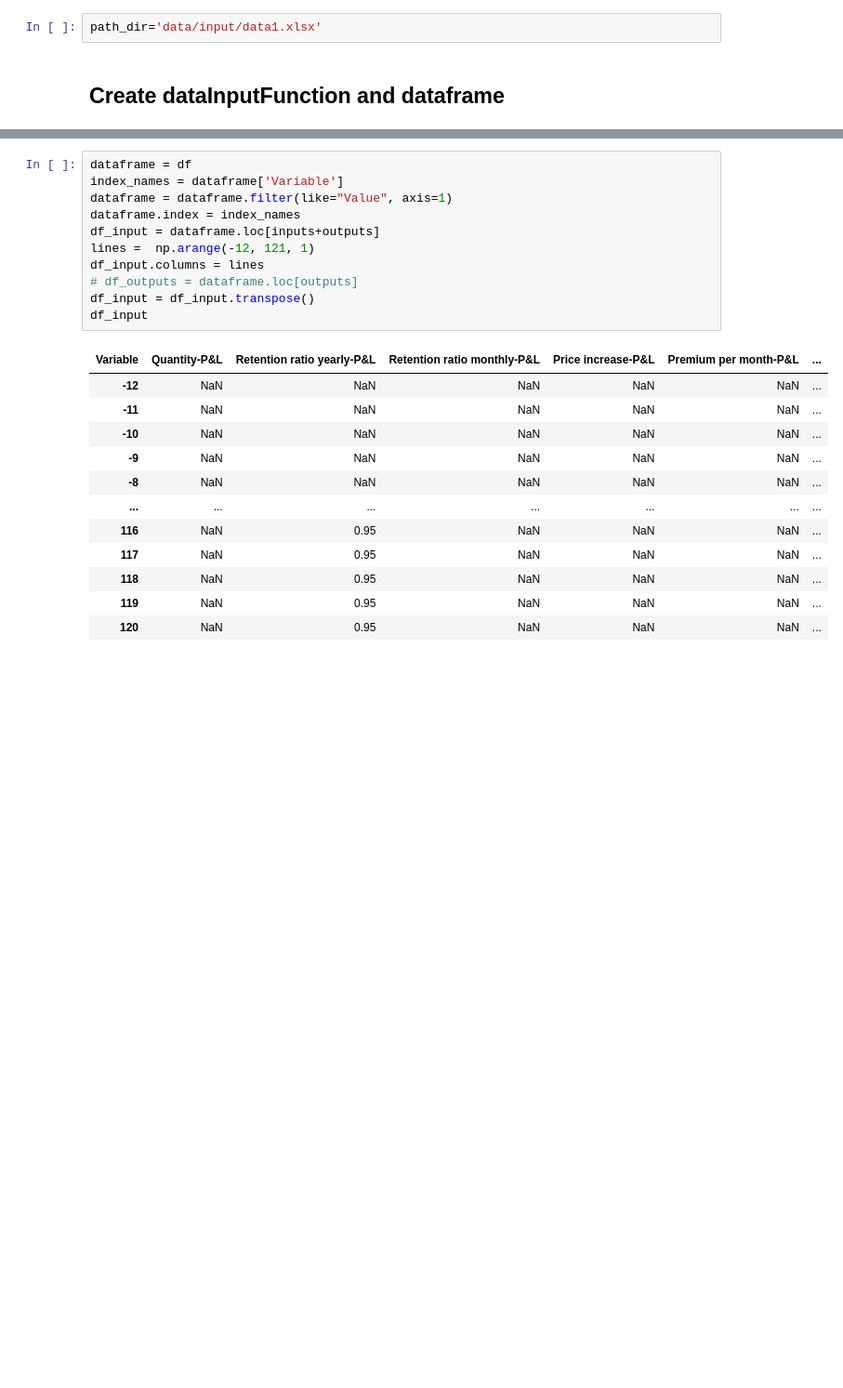
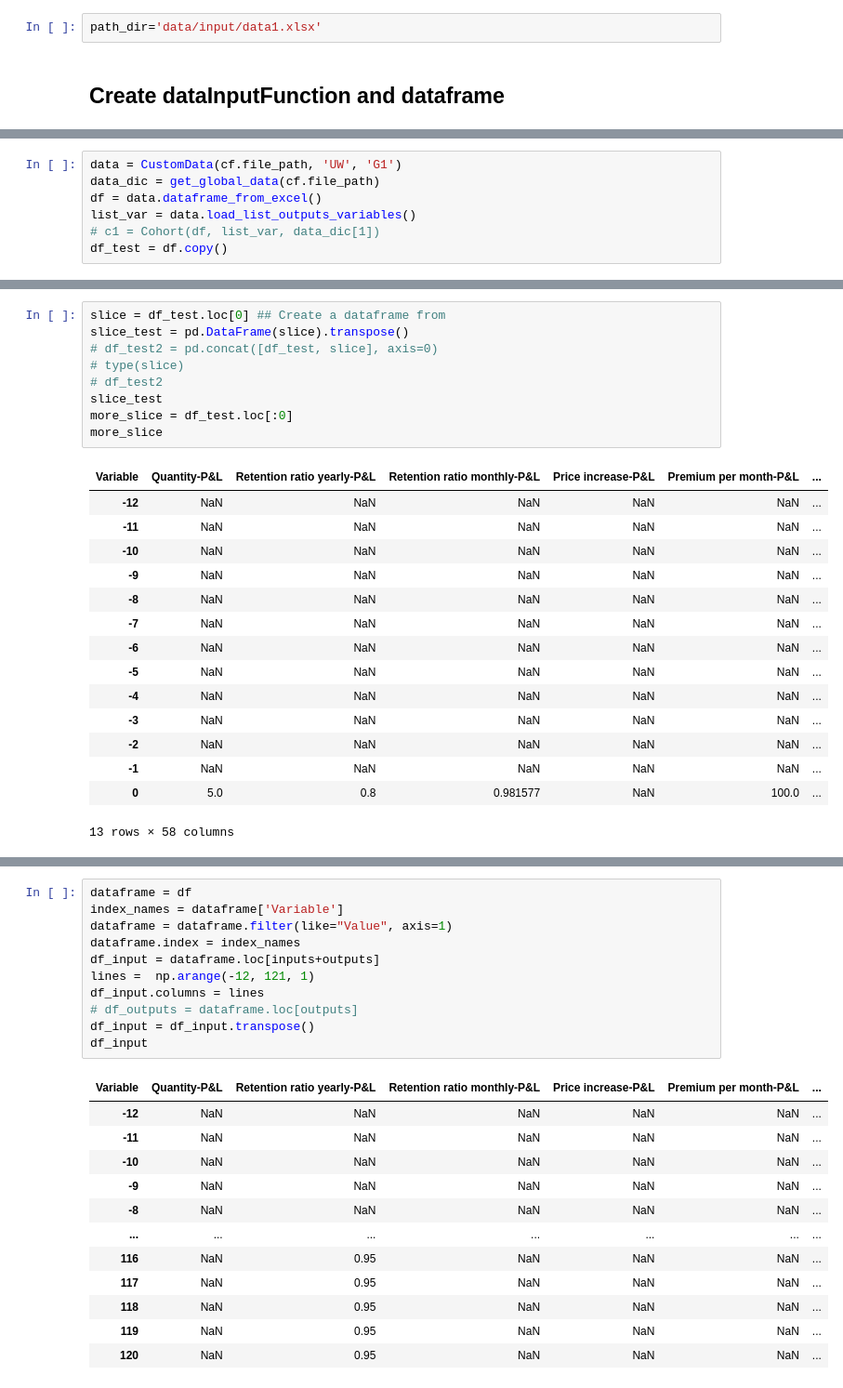
Before and after one commit to afairi-yifan/PL-Simulation, a Jupyter notebook: testformain.ipynb, the cells around one changed output, grey strips where cells are left out. Shown at 93% size. Cells and saved outputs as stored; diff of their text form; blank space fills up the shorter version.

```diff
--- a/testformain.ipynb
+++ b/testformain.ipynb
@@ -76,0 +45,7 @@ def load_inputs_outputs_variables(dataframe):
+# %%
+data = CustomData(cf.file_path, 'UW', 'G1')
+data_dic = get_global_data(cf.file_path)
+df = data.dataframe_from_excel()
+list_var = data.load_list_outputs_variables()
+# c1 = Cohort(df, list_var, data_dic[1])
+df_test = df.copy()
@@ -76,0 +78,25 @@ def load_inputs_outputs_variables(dataframe):
+# %%
+slice = df_test.loc[0] ## Create a dataframe from
+slice_test = pd.DataFrame(slice).transpose()
+# df_test2 = pd.concat([df_test, slice], axis=0)
+# type(slice)
+# df_test2
+slice_test
+more_slice = df_test.loc[:0]
+more_slice
+# %% [output]
+| Variable | Quantity-P&L | Retention ratio yearly-P&L | Retention ratio monthly-P&L | Price increase-P&L | Premium per month-P&L | ... |
+| -12 | NaN | NaN | NaN | NaN | NaN | ... |
+| -11 | NaN | NaN | NaN | NaN | NaN | ... |
+| -10 | NaN | NaN | NaN | NaN | NaN | ... |
+| -9 | NaN | NaN | NaN | NaN | NaN | ... |
+| -8 | NaN | NaN | NaN | NaN | NaN | ... |
+| -7 | NaN | NaN | NaN | NaN | NaN | ... |
+| -6 | NaN | NaN | NaN | NaN | NaN | ... |
+| -5 | NaN | NaN | NaN | NaN | NaN | ... |
+| -4 | NaN | NaN | NaN | NaN | NaN | ... |
+| -3 | NaN | NaN | NaN | NaN | NaN | ... |
+| -2 | NaN | NaN | NaN | NaN | NaN | ... |
+| -1 | NaN | NaN | NaN | NaN | NaN | ... |
+| 0 | 5.0 | 0.8 | 0.981577 | NaN | 100.0 | ... |
+13 rows × 58 columns
```
Also changed, not shown: parts of 26 cells of this notebook, 8 other files.
